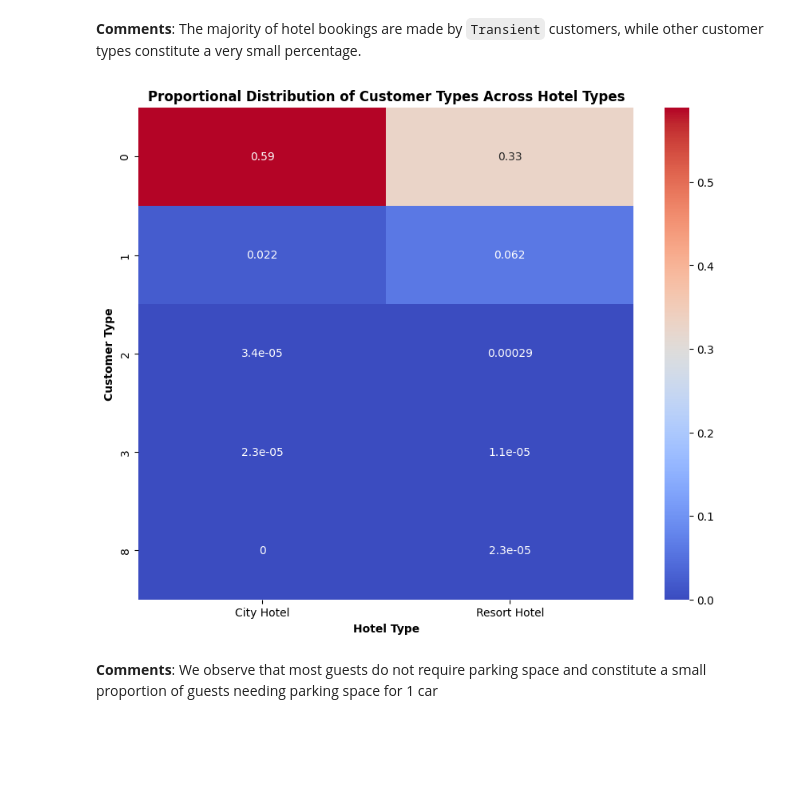
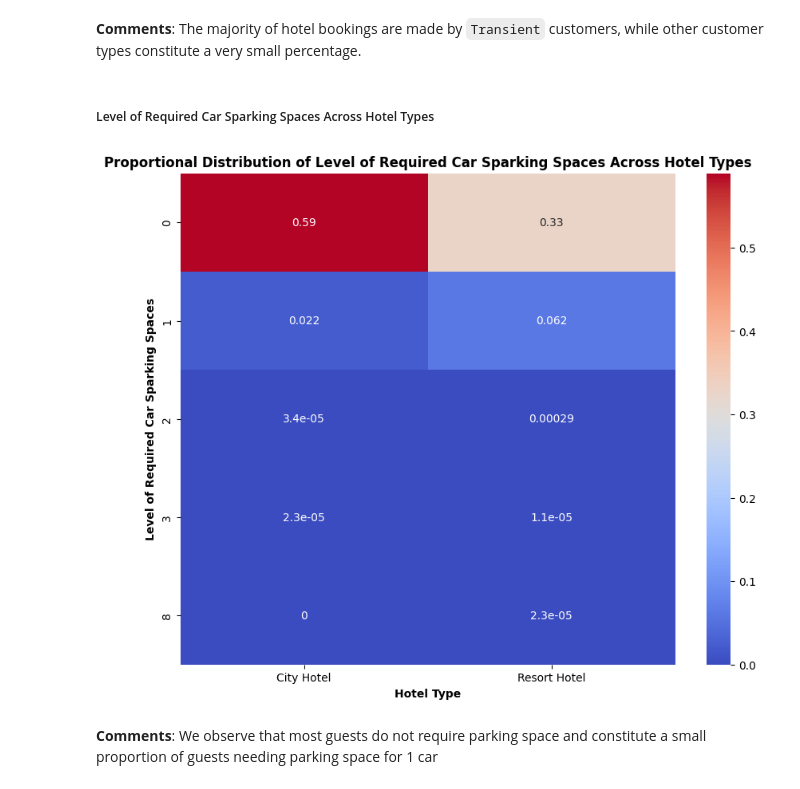
Before and after one commit to knightstark7/Labs-And-Project-Data-Visualization, a Jupyter notebook: Project/project.ipynb, the cells around one changed output. Drawn from its saved outputs; the diff is of its cells as text; code cells hidden in the pictures; blank space fills up the shorter version.

```diff
--- a/Project/project.ipynb
+++ b/Project/project.ipynb
@@ -555,17 +561,19 @@ plt.show()
 [figure]
 # %% [markdown]
 **Comments**:  The majority of hotel bookings are made by `Transient` customers, while other customer types constitute a very small percentage.
+# %% [markdown]
+##### Level of Required Car Sparking Spaces Across Hotel Types
 # %%
 cross_tab = pd.crosstab(df['required_car_parking_spaces'], df['hotel'], normalize='all')
 
 plt.figure(figsize=(10, 8))
 sns.heatmap(cross_tab, annot=True, cmap='coolwarm')
-plt.title('Proportional Distribution of Customer Types Across Hotel Types', fontweight="bold")
+plt.title('Proportional Distribution of Level of Required Car Sparking Spaces Across Hotel Types', fontweight="bold")
 plt.xlabel('Hotel Type', fontweight="bold")
-plt.ylabel('Customer Type', fontweight="bold")
+plt.ylabel('Level of Required Car Sparking Spaces', fontweight="bold")
 plt.show()
 # %% [output]
-[figure, old version]
+[figure, new version]
 # %% [markdown]
 **Comments**:  We observe that most guests do not require parking space and constitute a small proportion of guests needing parking space for 1 car
 # %% [markdown]
```
Also changed, not shown: parts of 16 cells of this notebook.
